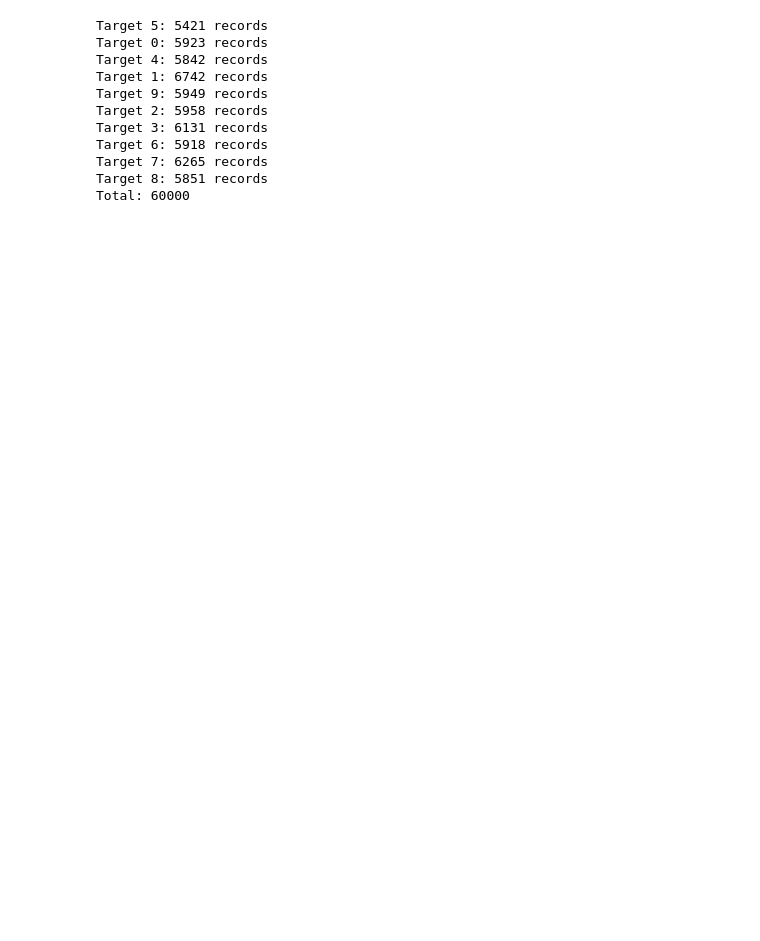
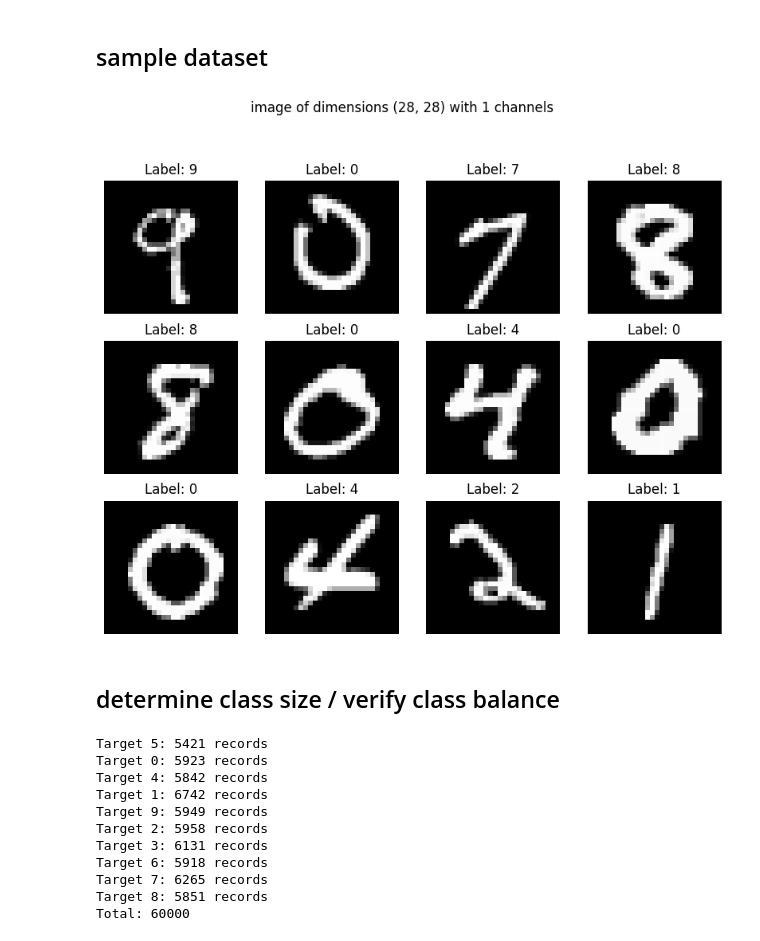
Before and after one commit to Quaffel/university-distributed-deep-learning, a Jupyter notebook: federated-learning/fedsgd-vs-fedavg/dataset_analysis.ipynb, the cells around one changed output. Cells and saved outputs as stored; diff of their text form; code cells hidden in the pictures; blank space fills up the shorter version.

```diff
--- a/federated-learning/fedsgd-vs-fedavg/dataset_analysis.ipynb
+++ b/federated-learning/fedsgd-vs-fedavg/dataset_analysis.ipynb
@@ -28,3 +28,5 @@ test_loader = DataLoader(
     batch_size=10000,
     generator=torch.Generator(),
 )
+# %% [markdown]
+## sample dataset
@@ -31,3 +79,13 @@ test_loader = DataLoader(
+# %%
+render_random_records(
+    12,
+    train_dataset,
+    {it: str(it) for it in range(10)},
+).show()
+# %% [output]
+[figure, added]
+# %% [markdown]
+## determine class size / verify class balance
 # %%
 from collections import Counter
 
```
Also changed, not shown: parts of 4 cells of this notebook.
